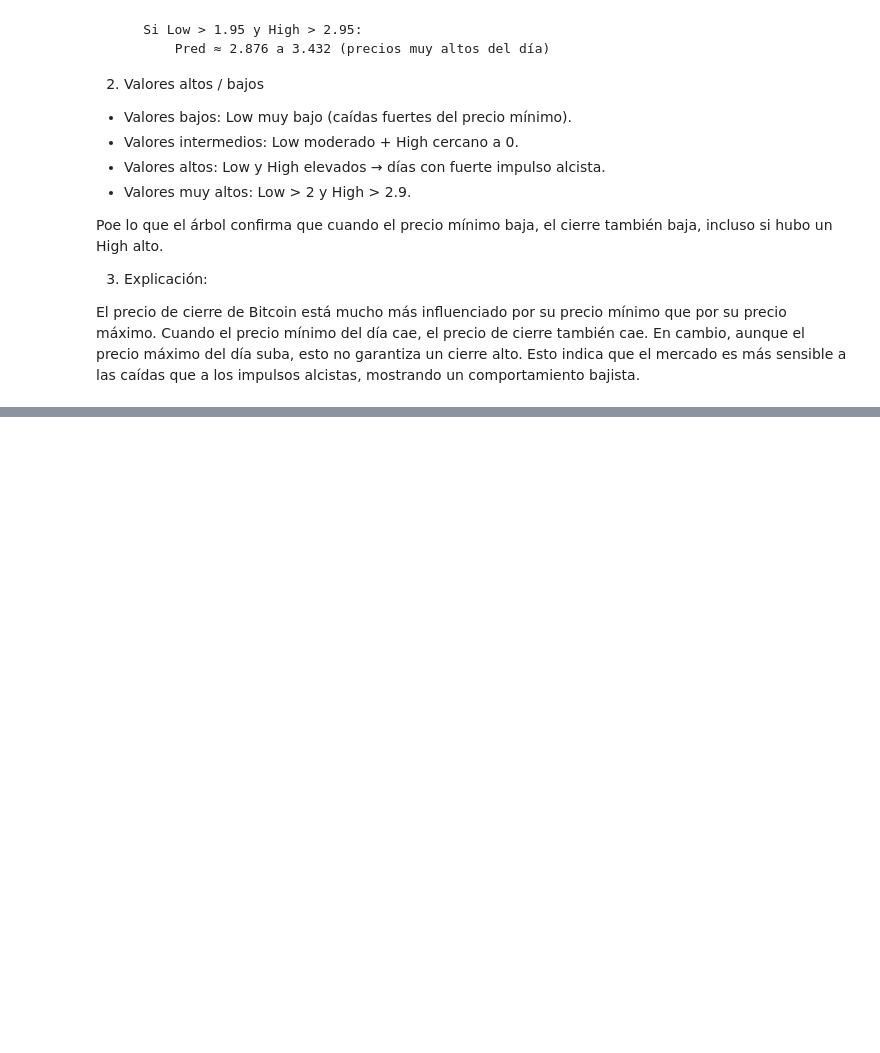
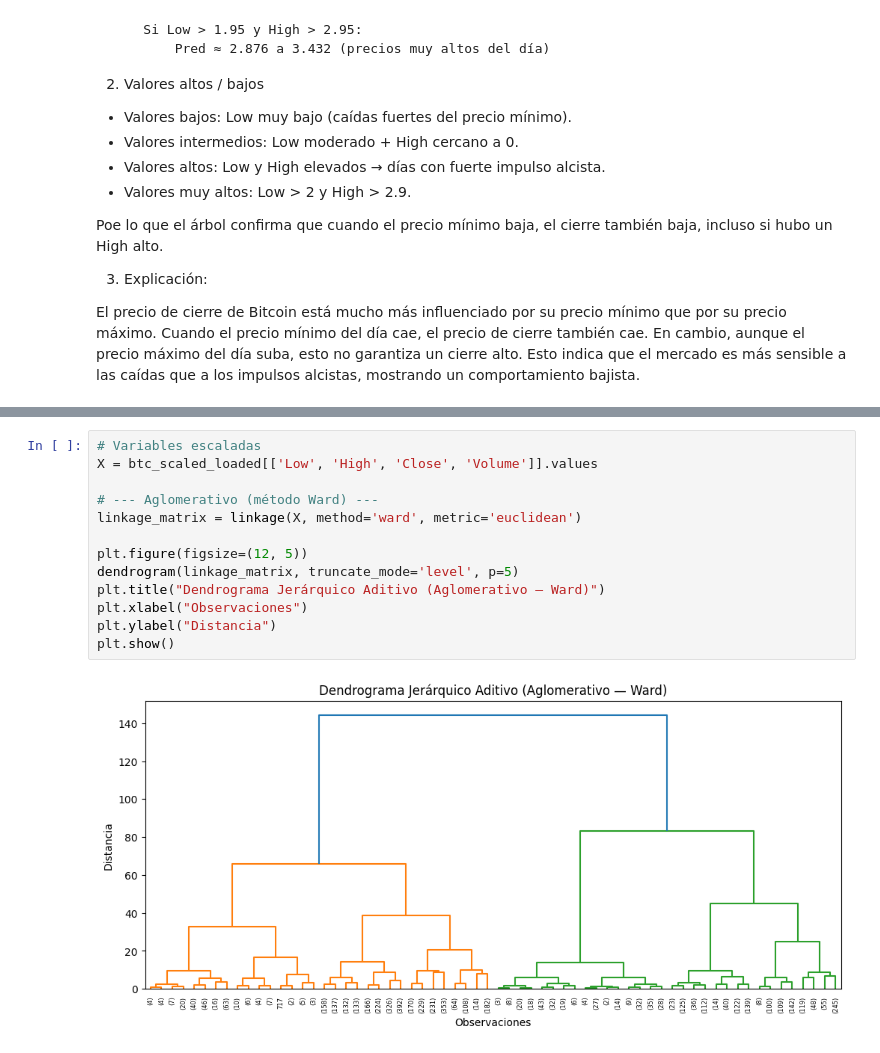
Before and after one commit to AlexandreKc/SUMATIVA2_IDN, a Jupyter notebook: notebook/BI_T3_SebastianCarrera.ipynb, the cells around one changed output, grey strips where cells are left out. Drawn from its saved outputs; the diff is of its cells as text; blank space fills up the shorter version.

```diff
--- a/notebook/BI_T3_SebastianCarrera.ipynb
+++ b/notebook/BI_T3_SebastianCarrera.ipynb
@@ -690,0 +700,15 @@ Esto indica que el mercado es más sensible a las caídas que a los impulsos alc
+# %%
+# Variables escaladas
+X = btc_scaled_loaded[['Low', 'High', 'Close', 'Volume']].values
+
+# --- Aglomerativo (método Ward) ---
+linkage_matrix = linkage(X, method='ward', metric='euclidean')
+
+plt.figure(figsize=(12, 5))
+dendrogram(linkage_matrix, truncate_mode='level', p=5)
+plt.title("Dendrograma Jerárquico Aditivo (Aglomerativo — Ward)")
+plt.xlabel("Observaciones")
+plt.ylabel("Distancia")
+plt.show()
+# %% [output]
+[figure, added]
```
Also changed, not shown: parts of 7 cells of this notebook.
